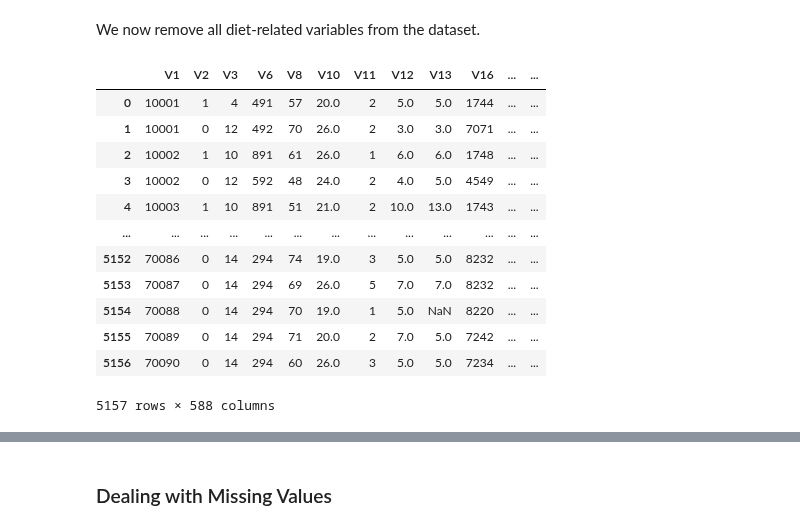
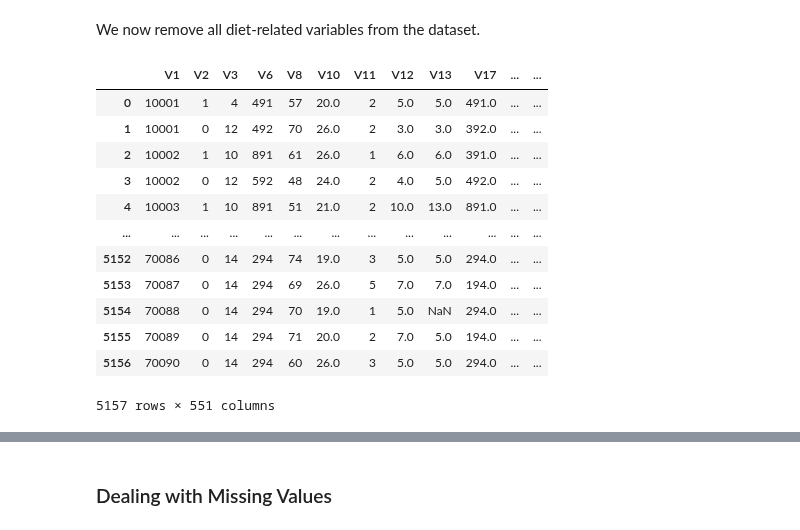
Before and after one commit to Paolaloi/EpidemLab, a Jupyter notebook: PL.ipynb, the cells around one changed output, grey strips where cells are left out. Drawn from its saved outputs; the diff is of its cells as text; code cells hidden in the pictures.

```diff
--- a/PL.ipynb
+++ b/PL.ipynb
@@ -12,7 +12,7 @@ import matplotlib.pyplot as plt
 At first, we import the cleaned data.
 # %%
 # CLEANED DATA LOADING
-data = pd.read_csv("data/processed_data_90.csv")
+data = pd.read_csv("data/allcolumns_80.csv")
 # %%
 data
 # %% [output]
@@ -99,19 +655,20 @@ adjusted_diet_vars
 We now remove all diet-related variables from the dataset.
 # %%
 # CREATE A DATAFRAME WITH ALL VARIABLES EXCEPT DIET-RELATED
-non_diet_data = data.drop(columns=adjusted_diet_vars, errors='ignore').copy()
+existing_cols = [col for col in non_diet_var if col in data.columns]
+non_diet_data = data[existing_cols].copy()
 non_diet_data
 # %% [output]
-|  | V1 | V2 | V3 | V6 | V8 | V10 | V11 | V12 | V13 | V16 | ... | ... |
-| 0 | 10001 | 1 | 4 | 491 | 57 | 20.0 | 2 | 5.0 | 5.0 | 1744 | ... | ... |
-| 1 | 10001 | 0 | 12 | 492 | 70 | 26.0 | 2 | 3.0 | 3.0 | 7071 | ... | ... |
-| 2 | 10002 | 1 | 10 | 891 | 61 | 26.0 | 1 | 6.0 | 6.0 | 1748 | ... | ... |
-| 3 | 10002 | 0 | 12 | 592 | 48 | 24.0 | 2 | 4.0 | 5.0 | 4549 | ... | ... |
-| 4 | 10003 | 1 | 10 | 891 | 51 | 21.0 | 2 | 10.0 | 13.0 | 1743 | ... | ... |
+|  | V1 | V2 | V3 | V6 | V8 | V10 | V11 | V12 | V13 | V17 | ... | ... |
+| 0 | 10001 | 1 | 4 | 491 | 57 | 20.0 | 2 | 5.0 | 5.0 | 491.0 | ... | ... |
+| 1 | 10001 | 0 | 12 | 492 | 70 | 26.0 | 2 | 3.0 | 3.0 | 392.0 | ... | ... |
+| 2 | 10002 | 1 | 10 | 891 | 61 | 26.0 | 1 | 6.0 | 6.0 | 391.0 | ... | ... |
+| 3 | 10002 | 0 | 12 | 592 | 48 | 24.0 | 2 | 4.0 | 5.0 | 492.0 | ... | ... |
+| 4 | 10003 | 1 | 10 | 891 | 51 | 21.0 | 2 | 10.0 | 13.0 | 891.0 | ... | ... |
 | ... | ... | ... | ... | ... | ... | ... | ... | ... | ... | ... | ... | ... |
-| 5152 | 70086 | 0 | 14 | 294 | 74 | 19.0 | 3 | 5.0 | 5.0 | 8232 | ... | ... |
-| 5153 | 70087 | 0 | 14 | 294 | 69 | 26.0 | 5 | 7.0 | 7.0 | 8232 | ... | ... |
-| 5154 | 70088 | 0 | 14 | 294 | 70 | 19.0 | 1 | 5.0 | NaN | 8220 | ... | ... |
-| 5155 | 70089 | 0 | 14 | 294 | 71 | 20.0 | 2 | 7.0 | 5.0 | 7242 | ... | ... |
-| 5156 | 70090 | 0 | 14 | 294 | 60 | 26.0 | 3 | 5.0 | 5.0 | 7234 | ... | ... |
+| 5152 | 70086 | 0 | 14 | 294 | 74 | 19.0 | 3 | 5.0 | 5.0 | 294.0 | ... | ... |
+| 5153 | 70087 | 0 | 14 | 294 | 69 | 26.0 | 5 | 7.0 | 7.0 | 194.0 | ... | ... |
+| 5154 | 70088 | 0 | 14 | 294 | 70 | 19.0 | 1 | 5.0 | NaN | 294.0 | ... | ... |
+| 5155 | 70089 | 0 | 14 | 294 | 71 | 20.0 | 2 | 7.0 | 5.0 | 194.0 | ... | ... |
+| 5156 | 70090 | 0 | 14 | 294 | 60 | 26.0 | 3 | 5.0 | 5.0 | 294.0 | ... | ... |
-5157 rows × 588 columns
+5157 rows × 551 columns
```
Also changed, not shown: parts of 10 cells of this notebook, 1 other file.
